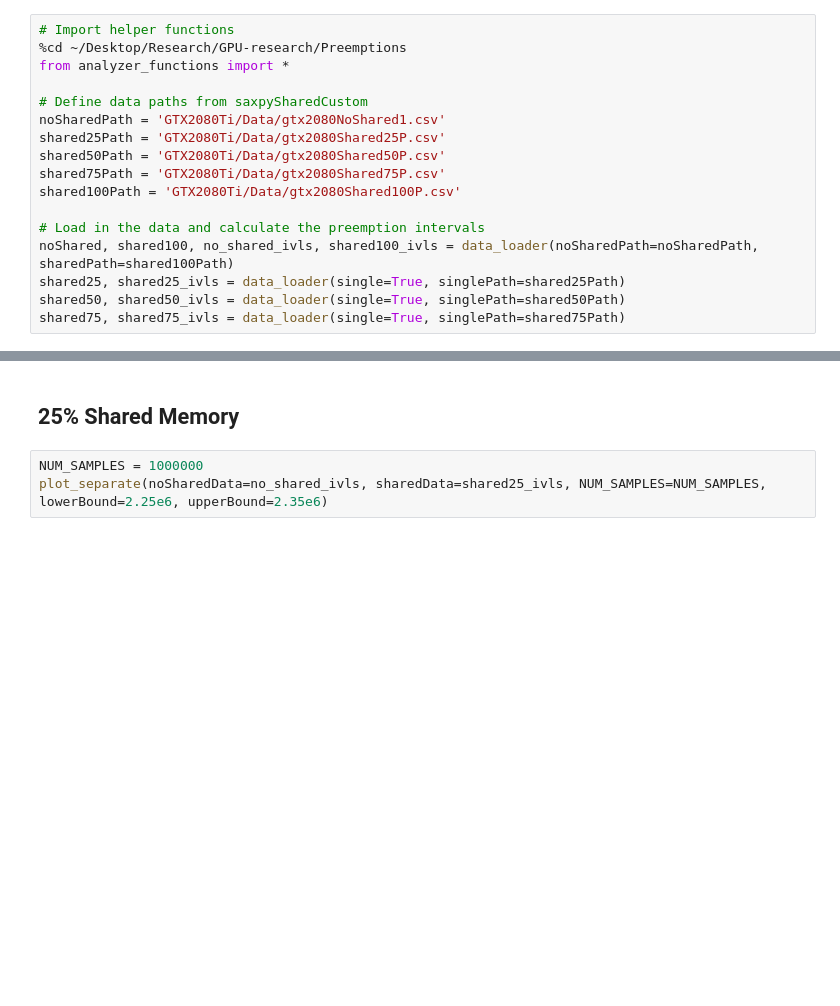
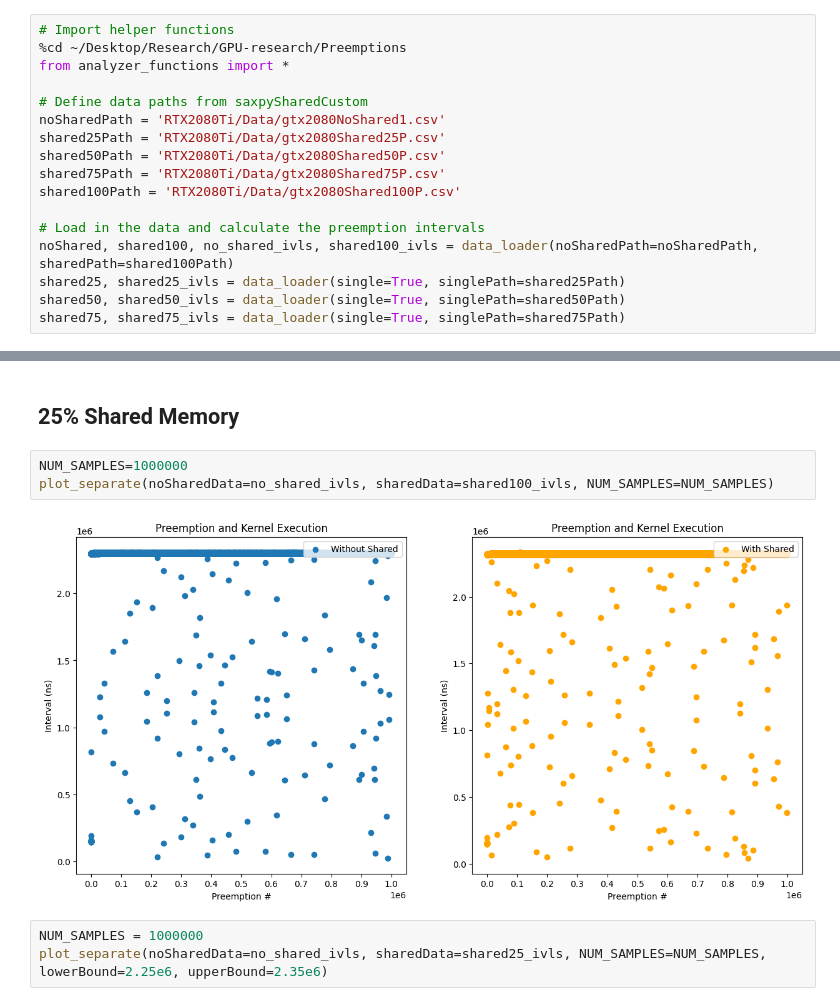
Before and after one commit to alexngUNC/GPU-research, a Jupyter notebook: Preemptions/RTX2080Ti/Analysis/DiffCapacity2080Ti.ipynb, the cells around one changed output, grey strips where cells are left out. Drawn from its saved outputs; the diff is of its cells as text; blank space fills up the shorter version.

```diff
--- a/Preemptions/RTX2080Ti/Analysis/DiffCapacity2080Ti.ipynb
+++ b/Preemptions/RTX2080Ti/Analysis/DiffCapacity2080Ti.ipynb
@@ -6,11 +6,11 @@
 from analyzer_functions import *
 
 # Define data paths from saxpySharedCustom
-noSharedPath = 'GTX2080Ti/Data/gtx2080NoShared1.csv'
-shared25Path = 'GTX2080Ti/Data/gtx2080Shared25P.csv'
-shared50Path = 'GTX2080Ti/Data/gtx2080Shared50P.csv'
-shared75Path = 'GTX2080Ti/Data/gtx2080Shared75P.csv'
-shared100Path = 'GTX2080Ti/Data/gtx2080Shared100P.csv'
+noSharedPath = 'RTX2080Ti/Data/gtx2080NoShared1.csv'
+shared25Path = 'RTX2080Ti/Data/gtx2080Shared25P.csv'
+shared50Path = 'RTX2080Ti/Data/gtx2080Shared50P.csv'
+shared75Path = 'RTX2080Ti/Data/gtx2080Shared75P.csv'
+shared100Path = 'RTX2080Ti/Data/gtx2080Shared100P.csv'
 
 # Load in the data and calculate the preemption intervals
 noShared, shared100, no_shared_ivls, shared100_ivls = data_loader(noSharedPath=noSharedPath, sharedPath=shared100Path)
@@ -24,5 +22,10 @@ Intel MKL WARNING: Support of Intel(R) Streaming SIMD Extensions 4.2 (Intel(R) S
 # %% [markdown]
 ## 25% Shared Memory
+# %%
+NUM_SAMPLES=1000000
+plot_separate(noSharedData=no_shared_ivls, sharedData=shared100_ivls, NUM_SAMPLES=NUM_SAMPLES)
+# %% [output]
+[figure, added]
 # %%
 NUM_SAMPLES = 1000000
 plot_separate(noSharedData=no_shared_ivls, sharedData=shared25_ivls, NUM_SAMPLES=NUM_SAMPLES, lowerBound=2.25e6, upperBound=2.35e6)
```
Also changed, not shown: parts of 1 cell of this notebook, 4 other files.
